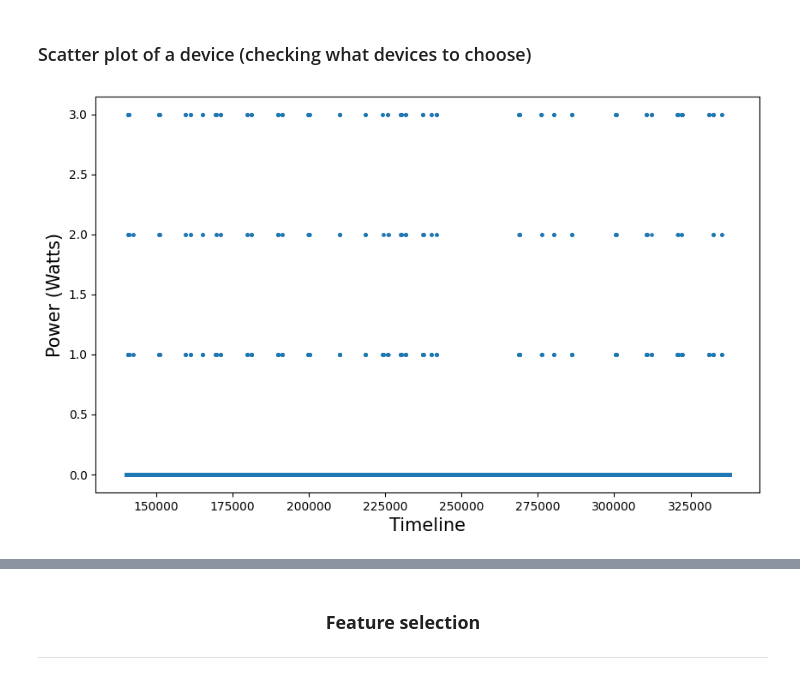
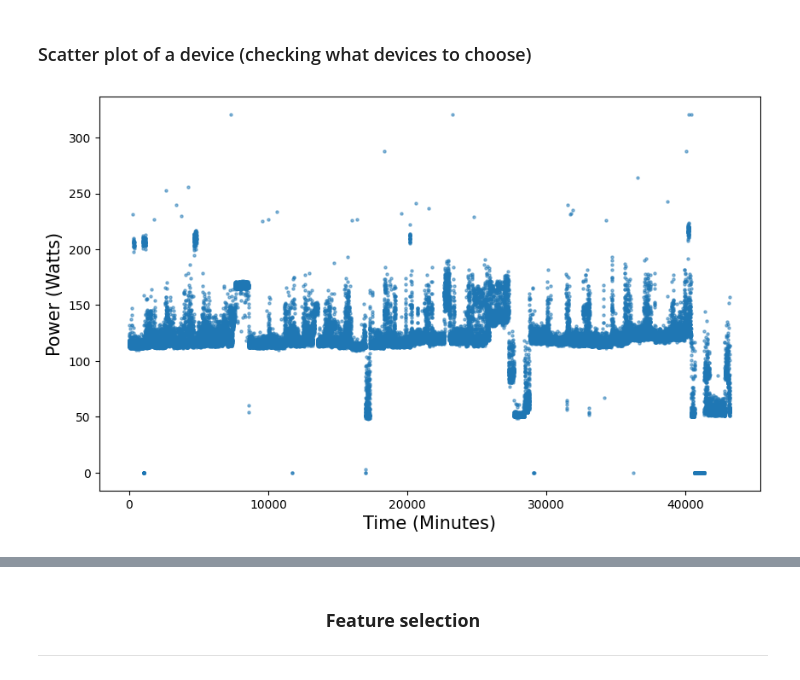
Before and after one commit to jarczykkonrad/master_thesis, a Jupyter notebook: preprocessing.ipynb, the cells around one changed output, grey strips where cells are left out. Cells and saved outputs as stored; diff of their text form; code cells hidden in the pictures.

```diff
--- a/preprocessing.ipynb
+++ b/preprocessing.ipynb
@@ -7,6 +7,7 @@ import pandas as pd
 import os
 import numpy as np
 # %%
-dataset_dir = "house_2"
+dataset_dir = "house_5" # Choose folder name of the house
+
 labels_file = pd.read_csv(os.path.join(dataset_dir, "labels.dat"), sep=" ", names=["number", "name"])
 # %%
@@ -44,22 +51,18 @@ df_combined = df_combined.fillna(0)
 # %% [markdown]
 ### Scatter plot of a device (checking what devices to choose)
 # %%
-device = 'washing_machine'
+device = 'i7_desktop' # Choose device to analyze
 
 import matplotlib.pyplot as plt
 
-# Assuming 'df_combined' is your DataFrame and 'device' is the column name for the device you want to plot
 plt.figure(figsize=(10, 6))
 
-# Scatter plot for the specified device
 plt.scatter(df_combined.index, df_combined[device], alpha=0.5, s=5)
 
-# Optional: Add title and labels if needed
-plt.xlabel('Timeline', fontsize=15)
+plt.xlabel('Time (Minutes)', fontsize=15)
 plt.ylabel('Power (Watts)', fontsize=15)
 
-# Show the plot
 plt.show()
 # %% [output]
-[figure, old version]
+[figure, new version]
 # %%
```
Also changed, not shown: parts of 16 cells of this notebook, 5 other files.
